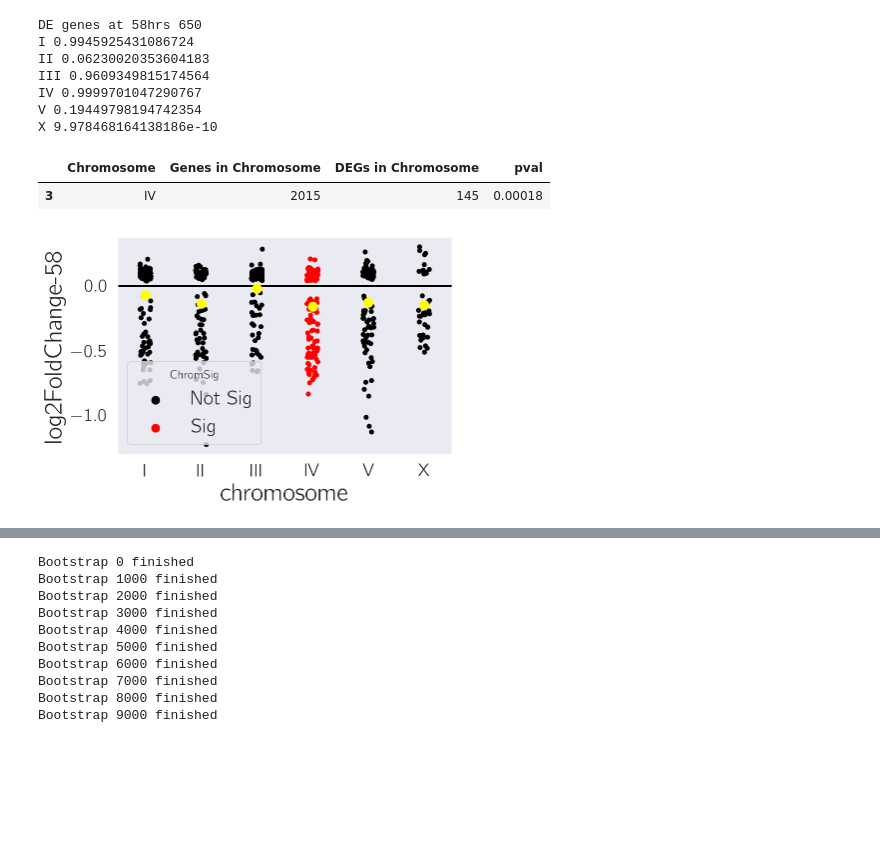
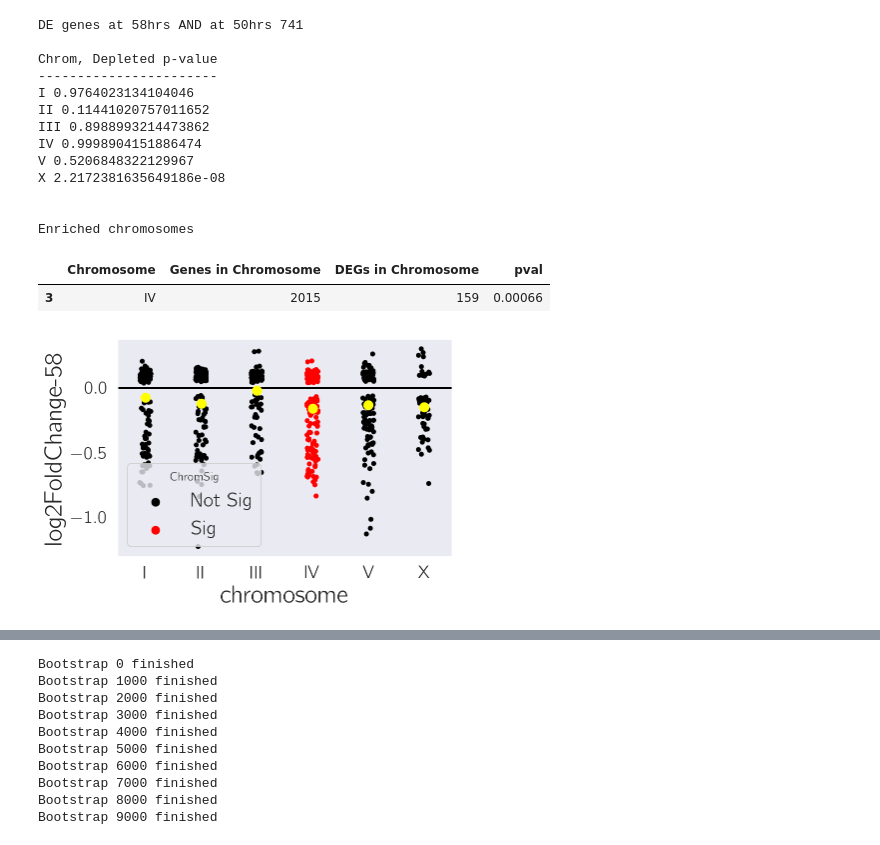
Before and after one commit to dangeles/Ascr10xomics, a Jupyter notebook: notebooks/03_PositionalEffects_HypothesisTesting.ipynb, the cells around one changed output, grey strips where cells are left out. Saved outputs shown, nothing was run; the diff lists cells and outputs as text; code cells hidden in the pictures; blank space fills up the shorter version.

```diff
--- a/notebooks/03_PositionalEffects_HypothesisTesting.ipynb
+++ b/notebooks/03_PositionalEffects_HypothesisTesting.ipynb
@@ -39,35 +45,46 @@ res['chromosome'] = res.chromosome.astype(cat_type)
 # %%
-AND = (res['padj-58'] < 0.05) & (res['padj-50'] < 0.05) & (res['Sign-WT'] == 'Same')
-OR = (res['padj-58'] < 0.05) & (res['padj-50'] < 0.05) & (res['Sign-WT'] == 'Same')
+AND = (res['padj-58'] < 0.05) & (res['padj-50'] < 0.05)
+OR = (res['padj-58'] < 0.05) & (res['padj-50'] < 0.05)
 
-print('DE genes at 58hrs', AND.sum())
+print('DE genes at 58hrs AND at 50hrs', AND.sum())
+
+print('\nChrom, Depleted p-value')
+print('-----------------------')
 # cols = ','.split('Chromosome,No. Genes in Chromosome,Observed,Bonferroni Adjusted P-value')
 chrom_enrich = []
 for n, g in res.groupby('chromosome'):
     Total = len(res)
     Chrom = len(g)
     draws = AND.sum()  # total number of DEGs considered
     obs = (AND & (res.chromosome == n)).sum()  # number of DEGS seen in THIS chromosome
     pval = scipy.stats.hypergeom.sf(obs, Total, Chrom, draws)
     dep = scipy.stats.hypergeom.cdf(obs, Total, Chrom, draws)
     print(n, dep)
     chrom_enrich += [[n, Chrom, obs, '{0:.2g}'.format(np.min([pval * res.chromosome.nunique(), 1]))]]
 
 chrom_enrich = pd.DataFrame(chrom_enrich,
                             columns=['Chromosome', 'Genes in Chromosome', 'DEGs in Chromosome', 'pval'])
 chrom_enrich.pval = chrom_enrich.pval.astype(np.float)
 sig_chromosomes = chrom_enrich[chrom_enrich.pval < 10 ** -2].Chromosome.values
+
+print('\n\nEnriched chromosomes')
 chrom_enrich[chrom_enrich.pval < 10 ** -2].head()
 # %% [output]
-DE genes at 58hrs 650
-I 0.9945925431086724
-II 0.06230020353604183
-III 0.9609349815174564
-IV 0.9999701047290767
-V 0.19449798194742354
-X 9.978468164138186e-10
+DE genes at 58hrs AND at 50hrs 741
+
+Chrom, Depleted p-value
+-----------------------
+I 0.9764023134104046
+II 0.11441020757011652
+III 0.8988993214473862
+IV 0.9998904151886474
+V 0.5206848322129967
+X 2.2172381635649186e-08
+
+
+Enriched chromosomes
 |  | Chromosome | Genes in Chromosome | DEGs in Chromosome | pval |
-| 3 | IV | 2015 | 145 | 0.00018 |
+| 3 | IV | 2015 | 159 | 0.00066 |
 # %%
 def save(x):
     plt.savefig('../figs/' + x, bbox_inches='tight')
@@ -80,4 +97,4 @@ sns.stripplot(x='chromosome', y='log2FoldChange-58', data=res[AND].groupby('chro
 plt.axhline(0, color='black')
 save('chrom_expression.pdf')
 # %% [output]
-[figure, old version]
+[figure, new version]
```
Also changed, not shown: parts of 20 cells of this notebook.
